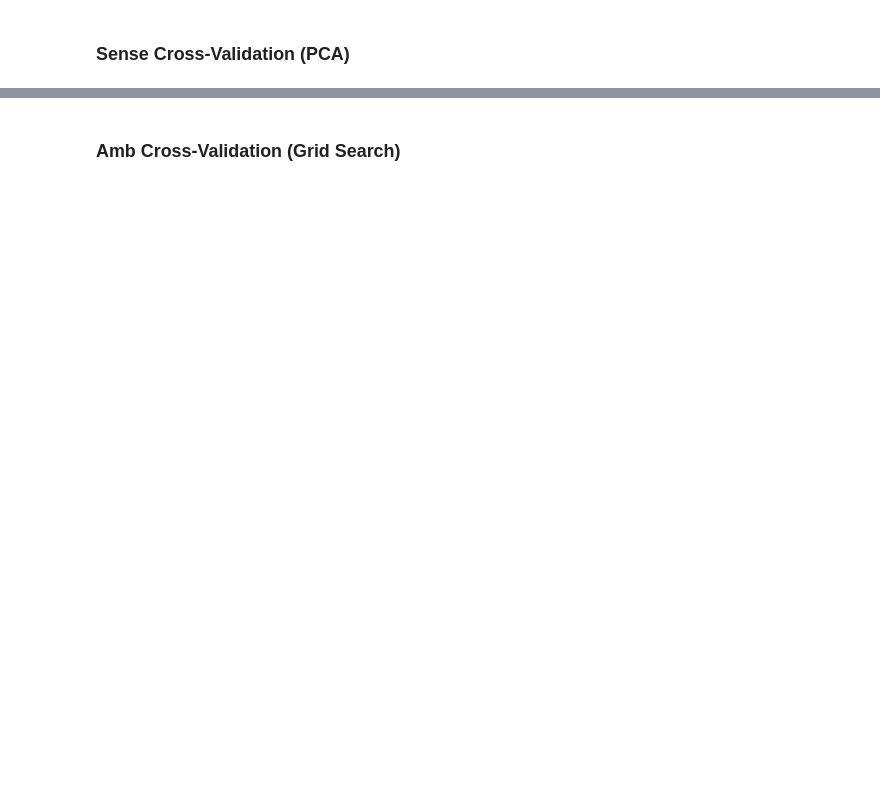
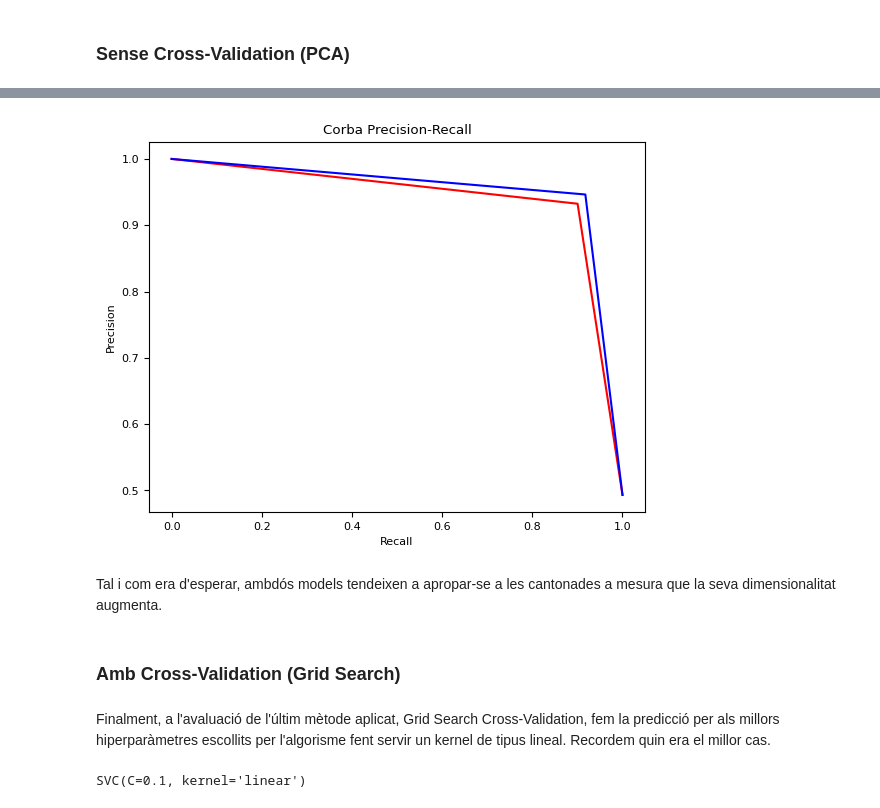
Before and after one commit to RubenRS040398/CasKaggleLoL, a Jupyter notebook: Kaggle.ipynb, the cells around one changed output, grey strips where cells are left out. Drawn from its saved outputs; the diff is of its cells as text; code cells hidden in the pictures; blank space fills up the shorter version.

```diff
--- a/Kaggle.ipynb
+++ b/Kaggle.ipynb
@@ -568,2 +592,21 @@ plt.show()
+# %%
+precision, recall, _ = precision_recall_curve(y_tests[1], prediccions_PCA[0])
+plt.plot(recall, precision, color='red')
+precision, recall, _ = precision_recall_curve(y_tests[1], prediccions_PCA[-1])
+plt.plot(recall, precision, color='blue')
+plt.title('Corba Precision-Recall')
+plt.ylabel('Precision')
+plt.xlabel('Recall')
+plt.show()
+# %% [output]
+[figure, added]
+# %% [markdown]
+ Tal i com era d'esperar, ambdós models tendeixen a apropar-se a les cantonades a mesura que la seva dimensionalitat augmenta.
 # %% [markdown]
 ### Amb Cross-Validation (Grid Search)
+# %% [markdown]
+Finalment, a l'avaluació de l'últim mètode aplicat, Grid Search Cross-Validation, fem la predicció per als millors hiperparàmetres escollits per l'algorisme fent servir un kernel de tipus lineal. Recordem quin era el millor cas.
+# %%
+grid.best_estimator_
+# %% [output]
+SVC(C=0.1, kernel='linear')
```
Also changed, not shown: parts of 35 cells of this notebook, 1 other file.
